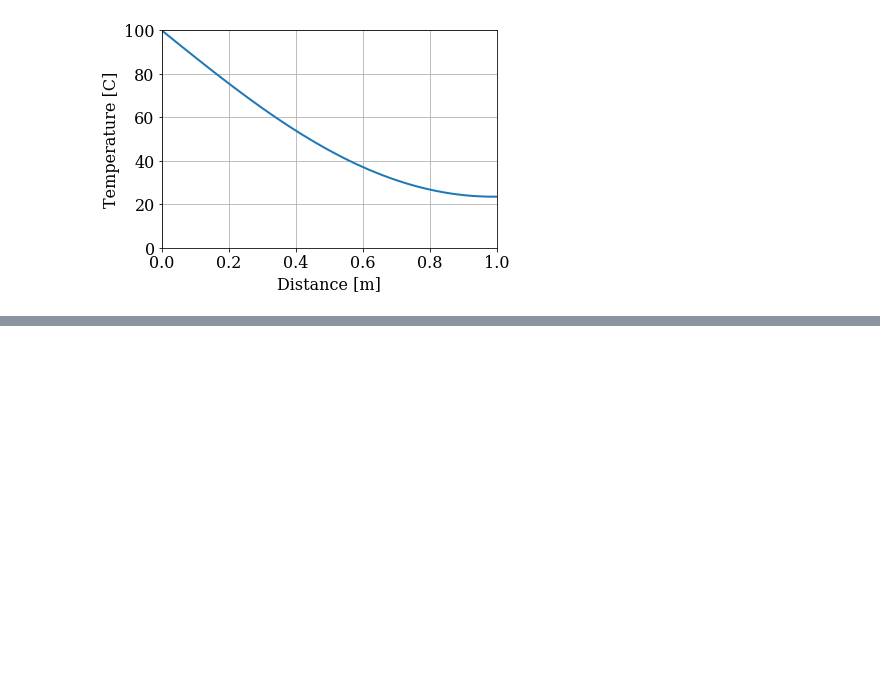
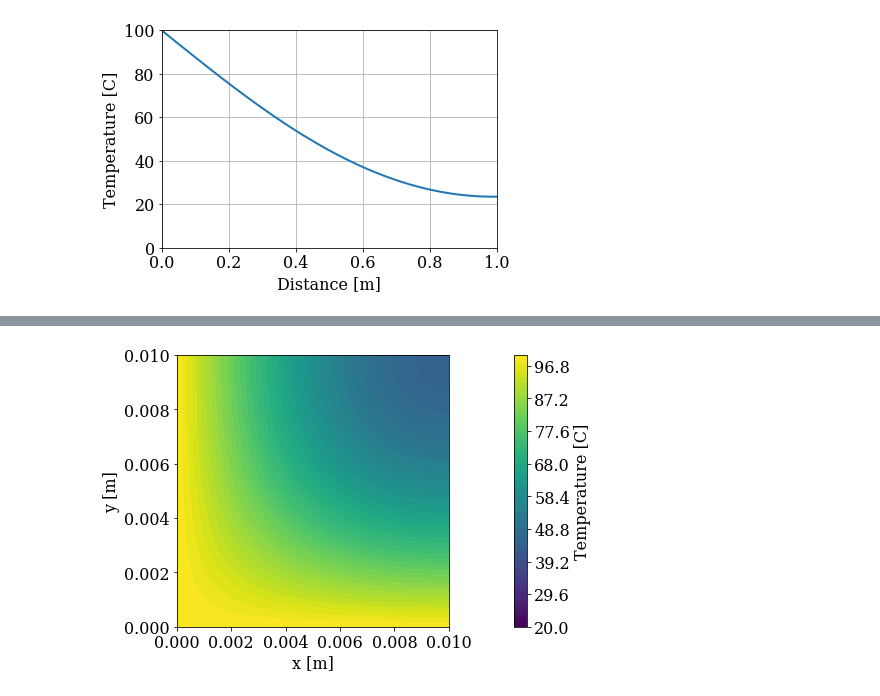
Before and after one commit to tianjiaozhang678/MAE6286, a Jupyter notebook: HeatConduction.ipynb, the cells around one changed output, grey strips where cells are left out. Cells and saved outputs as stored; diff of their text form; code cells hidden in the pictures; blank space fills up the shorter version.

```diff
--- a/HeatConduction.ipynb
+++ b/HeatConduction.ipynb
@@ -80,0 +269,18 @@ pyplot.ylim(0.0, 100.0);
+# %%
+Lx = 0.01  # length of the plate in the x direction
+Ly = 0.01  # height of the plate in the y direction
+nx = 21  # number of points in the x direction
+ny = 21  # number of points in the y direction
+dx = Lx / (nx - 1)  # grid spacing in the x direction
+dy = Ly / (ny - 1)  # grid spacing in the y direction
+alpha = 1e-4  # thermal diffusivity of the plate
+
+# Define the locations along a gridline.
+x = numpy.linspace(0.0, Lx, num=nx)
+y = numpy.linspace(0.0, Ly, num=ny)
+
+# Compute the initial temperature distribution.
+Tb = 100.0  # temperature at the left and bottom boundaries
+T0 = 20.0 * numpy.ones((ny, nx))
+T0[0, :] = Tb
+T0[:, 0] = Tb
@@ -80,0 +297,12 @@ pyplot.ylim(0.0, 100.0);
+# %%
+# Plot the filled contour of the temperature.
+pyplot.figure(figsize=(8.0, 5.0))
+pyplot.xlabel('x [m]')
+pyplot.ylabel('y [m]')
+levels = numpy.linspace(20.0, 100.0, num=51)
+contf = pyplot.contourf(x, y, T, levels=levels)
+cbar = pyplot.colorbar(contf)
+cbar.set_label('Temperature [C]')
+pyplot.axis('scaled', adjustable='box');
+# %% [output]
+[figure, added]
```
Also changed, not shown: parts of 10 cells of this notebook.
